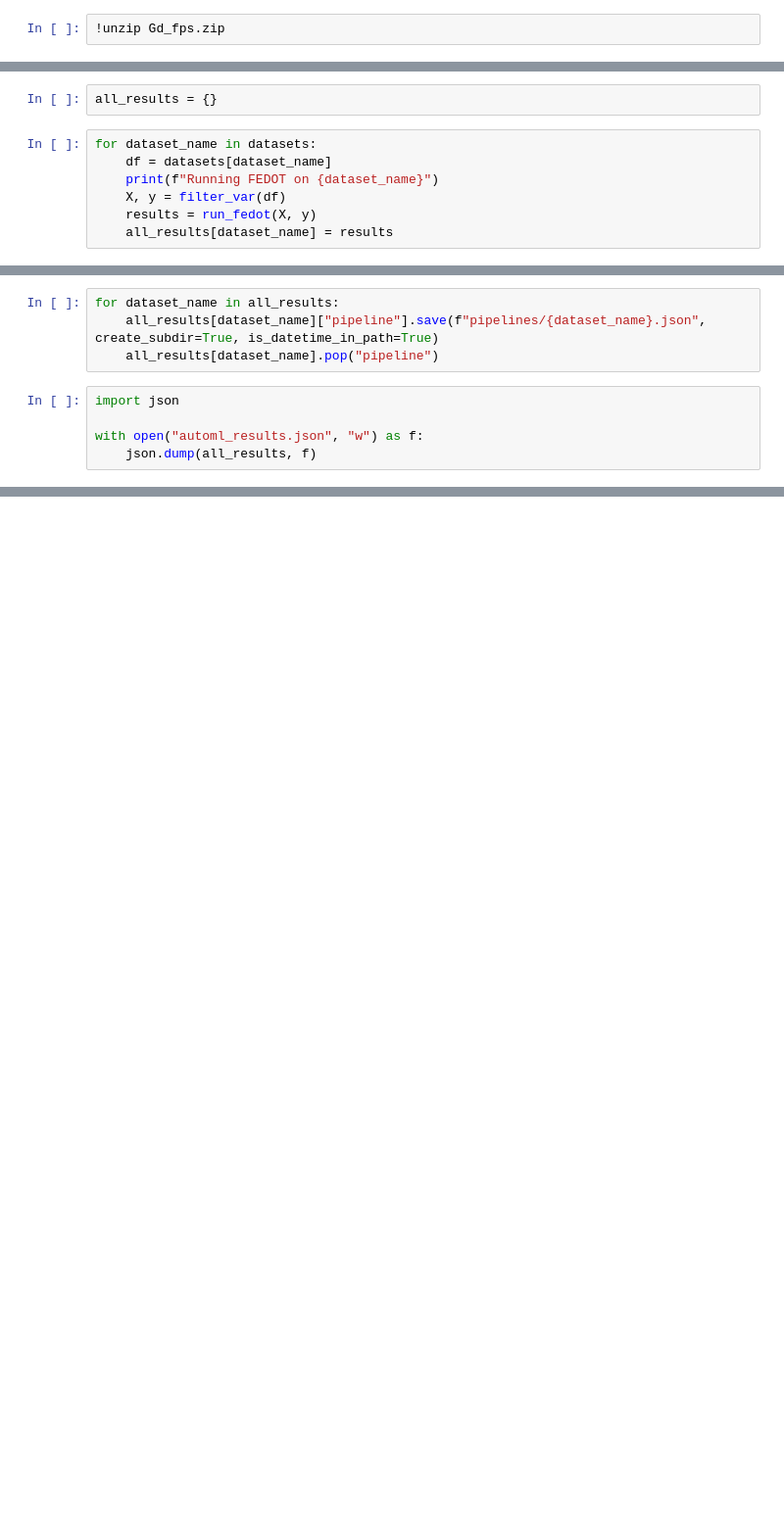
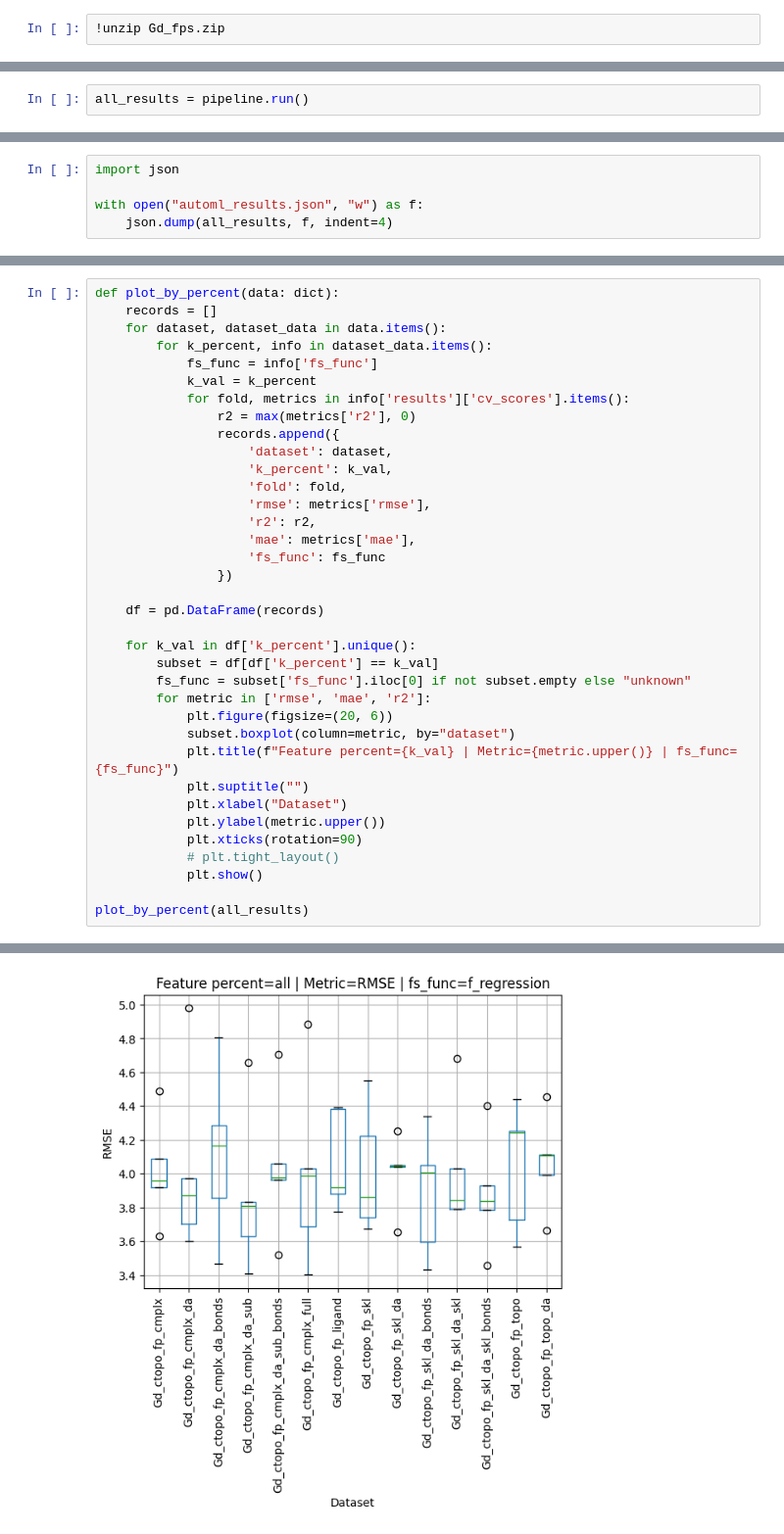
Before and after one commit to ITMO-NSS-team/ligands-ml-paper, a Jupyter notebook: automl.ipynb, the cells around one changed output, grey strips where cells are left out. Shown at 98% size. Saved outputs shown, nothing was run; the diff lists cells and outputs as text; blank space fills up the shorter version.

Commit message:
Updated fedot pipeline, added feature selection

```diff
--- a/automl.ipynb
+++ b/automl.ipynb
@@ -113,9 +37,2 @@ seed = 42
 # %%
-all_results = {}
+all_results = pipeline.run()
-# %%
-for dataset_name in datasets:
-    df = datasets[dataset_name]
-    print(f"Running FEDOT on {dataset_name}")
-    X, y = filter_var(df)
-    results = run_fedot(X, y)
-    all_results[dataset_name] = results
@@ -173,9 +59,5 @@ all_results
-# %%
-for dataset_name in all_results:
-    all_results[dataset_name]["pipeline"].save(f"pipelines/{dataset_name}.json", create_subdir=True, is_datetime_in_path=True)
-    all_results[dataset_name].pop("pipeline")
 # %%
 import json
 
 with open("automl_results.json", "w") as f:
-    json.dump(all_results, f)
+    json.dump(all_results, f, indent=4)
@@ -181,0 +67,37 @@ with open("automl_results.json", "w") as f:
+# %%
+def plot_by_percent(data: dict):
+    records = []
+    for dataset, dataset_data in data.items():
+        for k_percent, info in dataset_data.items():
+            fs_func = info['fs_func']
+            k_val = k_percent
+            for fold, metrics in info['results']['cv_scores'].items():
+                r2 = max(metrics['r2'], 0)
+                records.append({
+                    'dataset': dataset,
+                    'k_percent': k_val,
+                    'fold': fold,
+                    'rmse': metrics['rmse'],
+                    'r2': r2,
+                    'mae': metrics['mae'],
+                    'fs_func': fs_func
+                })
+
+    df = pd.DataFrame(records)
+
+    for k_val in df['k_percent'].unique():
+        subset = df[df['k_percent'] == k_val]
+        fs_func = subset['fs_func'].iloc[0] if not subset.empty else "unknown"
+        for metric in ['rmse', 'mae', 'r2']:
+            plt.figure(figsize=(20, 6))
+            subset.boxplot(column=metric, by="dataset")
+            plt.title(f"Feature percent={k_val} | Metric={metric.upper()} | fs_func={fs_func}")
+            plt.suptitle("")
+            plt.xlabel("Dataset")
+            plt.ylabel(metric.upper())
+            plt.xticks(rotation=90)
+            # plt.tight_layout()
+            plt.show()
+
+plot_by_percent(all_results)
+# %% [output]
@@ -181,0 +105 @@ with open("automl_results.json", "w") as f:
+[figure, added]
```
Also changed, not shown: parts of 19 cells of this notebook, 3 other files.
